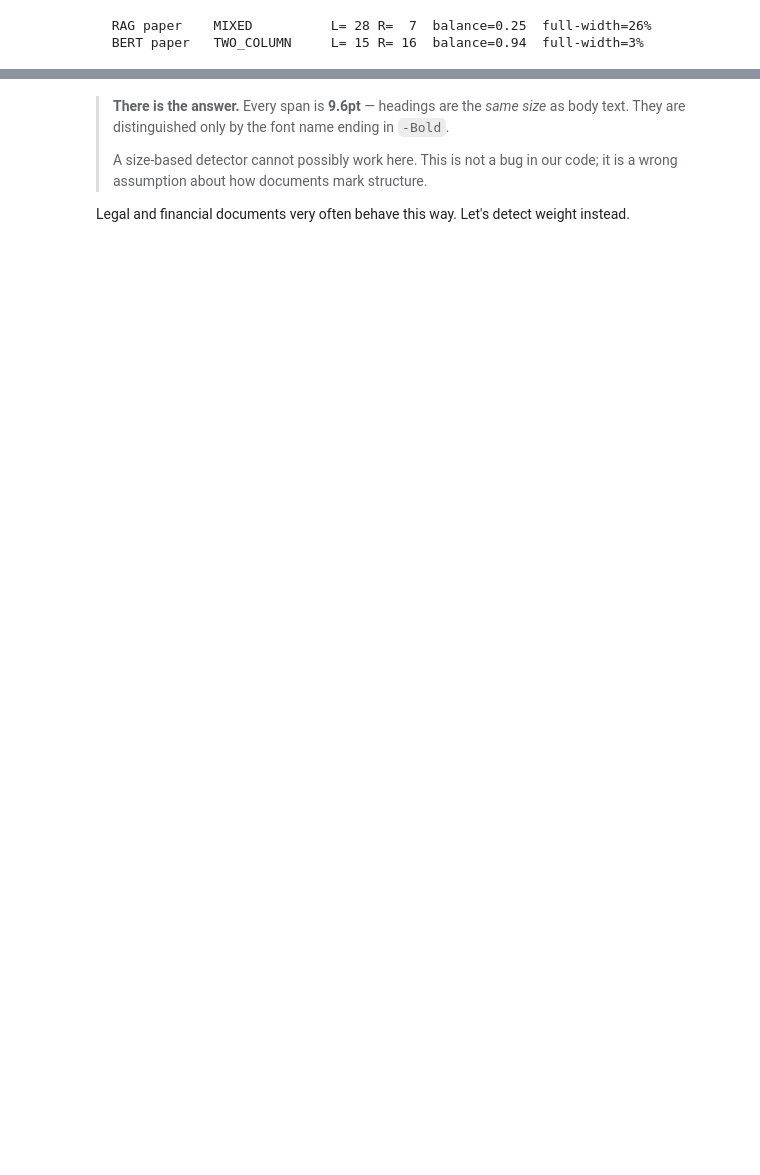
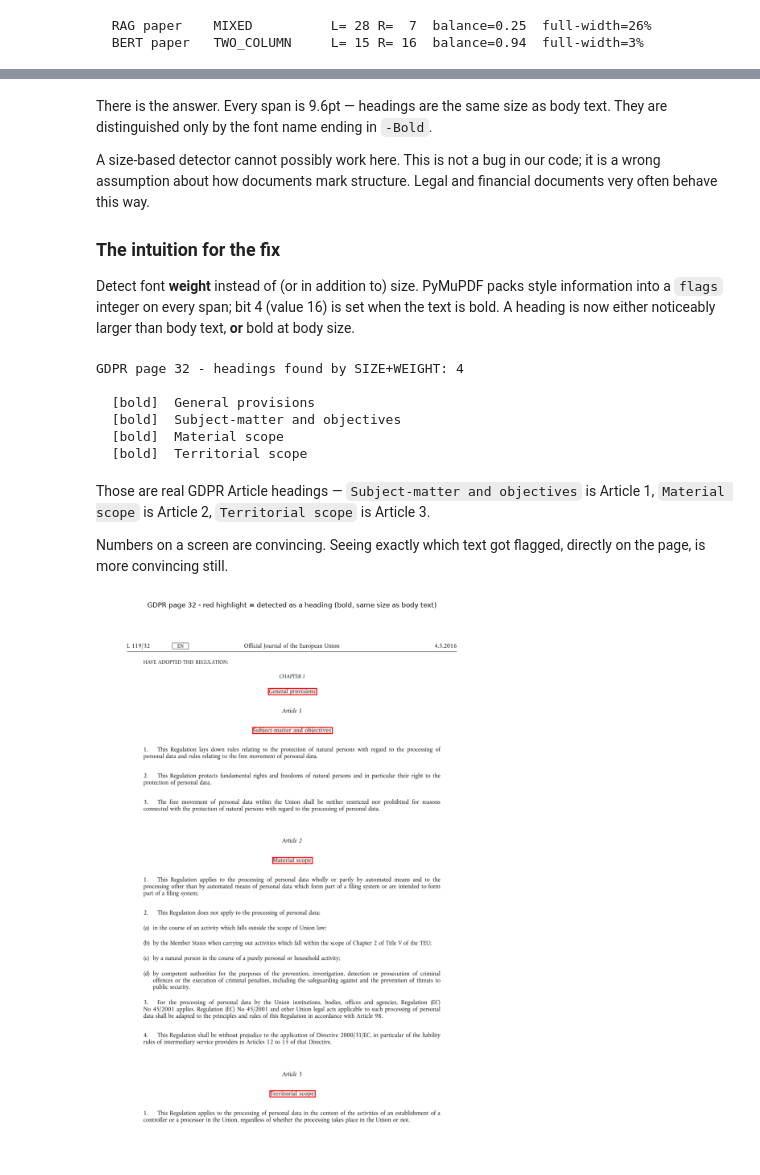
Before and after one commit to ajay-nikumbh/RAG, a Jupyter notebook: 02. Documents data sources ingestion/2b. PDF parsing/2b. PDF parsing.ipynb, the cells around one changed output, grey strips where cells are left out. Cells and saved outputs as stored; diff of their text form; code cells hidden in the pictures; blank space fills up the shorter version.

```diff
--- a/02. Documents data sources ingestion/2b. PDF parsing/2b. PDF parsing.ipynb
+++ b/02. Documents data sources ingestion/2b. PDF parsing/2b. PDF parsing.ipynb
@@ -747,11 +1025,16 @@ if pymupdf is not None:
 # %% [markdown]
-> **There is the answer.** Every span is **9.6pt** — headings are the *same size* as body
-> text. They are distinguished only by the font name ending in `-Bold`.
->
-> A size-based detector cannot possibly work here. This is not a bug in our code; it is a
-> wrong assumption about how documents mark structure.
+There is the answer. Every span is 9.6pt — headings are the same size as body text. They
+are distinguished only by the font name ending in `-Bold`.
 
-Legal and financial documents very often behave this way. Let's detect weight instead.
+A size-based detector cannot possibly work here. This is not a bug in our code; it is a
+wrong assumption about how documents mark structure. Legal and financial documents very
+often behave this way.
+
+### The intuition for the fix
+
+Detect font **weight** instead of (or in addition to) size. PyMuPDF packs style
+information into a `flags` integer on every span; bit 4 (value 16) is set when the text is
+bold. A heading is now either noticeably larger than body text, **or** bold at body size.
 # %%
 # Define a function that detects headings by font WEIGHT as well as size.
 def detect_headings(page, size_threshold_ratio=1.15):
@@ -779,10 +1062,11 @@ def detect_headings(page, size_threshold_ratio=1.15):
                 # PyMuPDF packs style bits into "flags"; bit 4 (value 16) means bold.
                 is_bold = bool(span["flags"] & 2 ** 4)
 
-                # Store size, boldness and the text itself.
+                # Store size, boldness, the bounding box, and the text itself.
                 spans.append({
                     "size": round(span["size"], 1),
                     "bold": is_bold,
+                    "bbox": span["bbox"],
                     "text": span["text"].strip(),
                 })
 
@@ -810,6 +1094,7 @@ def detect_headings(page, size_threshold_ratio=1.15):
         if larger or bold_at_body_size:
             headings.append({
                 "text": span["text"],
+                "bbox": span["bbox"],
                 "why": "size" if larger else "bold",
             })
 
@@ -836,4 +1121,40 @@ if pymupdf is not None:
 
     # Close the document.
     document.close()
+# %% [output]
+GDPR page 32 - headings found by SIZE+WEIGHT: 4
+
+  [bold]  General provisions
+  [bold]  Subject-matter and objectives
+  [bold]  Material scope
+  [bold]  Territorial scope
+# %% [markdown]
+Those are real GDPR Article headings — `Subject-matter and objectives` is Article 1,
+`Material scope` is Article 2, `Territorial scope` is Article 3.
+
+Numbers on a screen are convincing. Seeing exactly which text got flagged, directly on the
+page, is more convincing still.
+# %%
+# Only run if PyMuPDF is available.
+if pymupdf is not None:
+
+    # Reopen the GDPR and re-run detection so we have bounding boxes to draw.
+    document = pymupdf.open(gdpr_path)
+    page = document.load_page(31)
+    headings = detect_headings(page)
+
+    # Highlight every detected heading directly on the page: a red box with a
+    # light red fill, so bold headings stand out from ordinary body text.
+    for heading in headings:
+        rectangle = pymupdf.Rect(*heading["bbox"])
+        page.draw_rect(rectangle, color=(1, 0, 0), width=1.5,
+                       fill=(1, 0.9, 0.9), fill_opacity=0.4)
+
+    # Render and show the page with headings highlighted.
+    show_page(page, title="GDPR page 32 - red highlight = detected as a heading (bold, same size as body text)")
+
+    # Close the document.
+    document.close()
+# %% [output]
+[figure, added]
 # %% [markdown]
```
Also changed, not shown: parts of 37 cells of this notebook, 1 other file.
